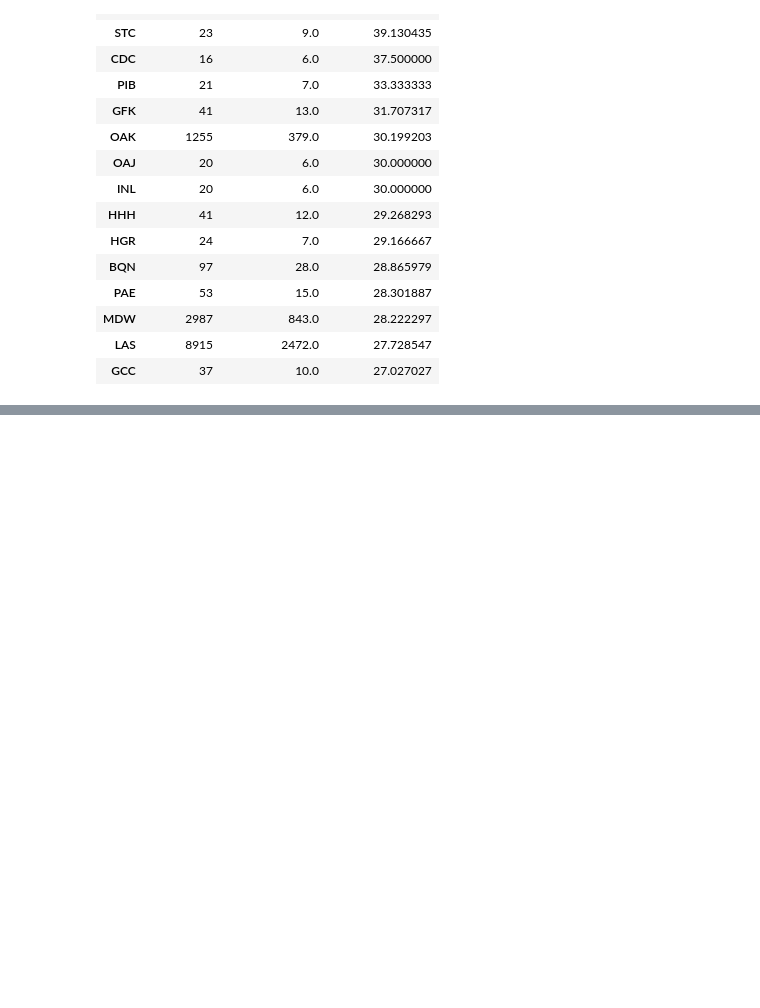
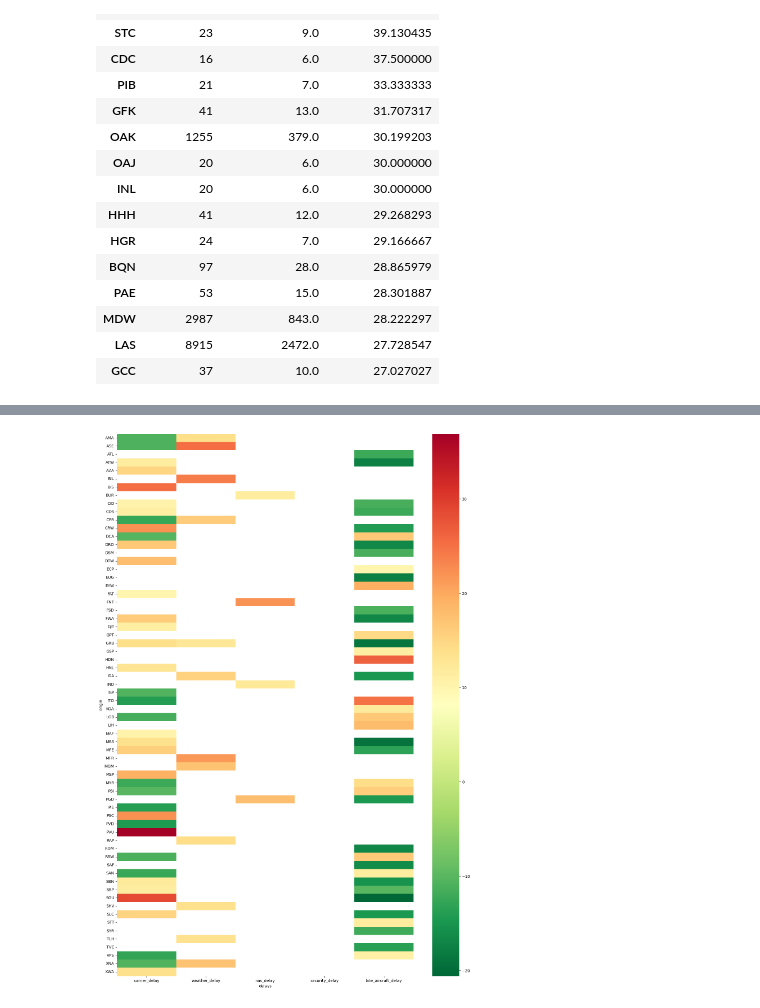
Before and after one commit to Sidhartht1607/flight-delay-risk-system, a Jupyter notebook: flight_data_set.ipynb, the cells around one changed output, grey strips where cells are left out. Saved outputs shown, nothing was run; the diff lists cells and outputs as text; code cells hidden in the pictures; blank space fills up the shorter version.

```diff
--- a/flight_data_set.ipynb
+++ b/flight_data_set.ipynb
@@ -994,0 +1166,2 @@ df_delayed[df_delayed['has_cause']==True]
+# %%
+national=df_delayed[cause].sum()/df_delayed[cause].sum().sum() *100
@@ -994,0 +1172,4 @@ df_delayed[df_delayed['has_cause']==True]
+# %%
+shares=df_delayed.groupby("origin")[cause].sum().div(df_delayed.groupby("origin")[cause].sum().sum(axis=1),axis=0) *100
+
+airport_vs_national=shares-national
@@ -994,0 +1193,17 @@ df_delayed[df_delayed['has_cause']==True]
+# %%
+approved_airports = ci_strong.origin.unique()
+
+airport_vs_nat_filtered = airport_vs_national.loc[approved_airports]
+big_deviation = (airport_vs_nat_filtered.abs() > 10).any(axis=1)
+outliers = airport_vs_nat_filtered[big_deviation]
+# Per-cell condition A: abs deviation > 10
+dev_mask = airport_vs_nat_filtered.abs() > 10
+
+# Per-cell condition B: share >= 20
+share_mask = shares.loc[airport_vs_nat_filtered.index] >= 20
+
+# Combine both
+final_mask = dev_mask & share_mask
+
+# Apply
+serious_outliers = airport_vs_nat_filtered.where(final_mask).dropna(how="all")
@@ -994,0 +1227,8 @@ df_delayed[df_delayed['has_cause']==True]
+# %%
+plt.figure(figsize=(17,25))
+sns.heatmap(serious_outliers,cmap="RdYlGn_r")
+plt.xlabel("delays")
+plt.ylabel("origin")
+plt.show()
+# %% [output]
+[figure, added]
```
Also changed, not shown: parts of 21 cells of this notebook.
